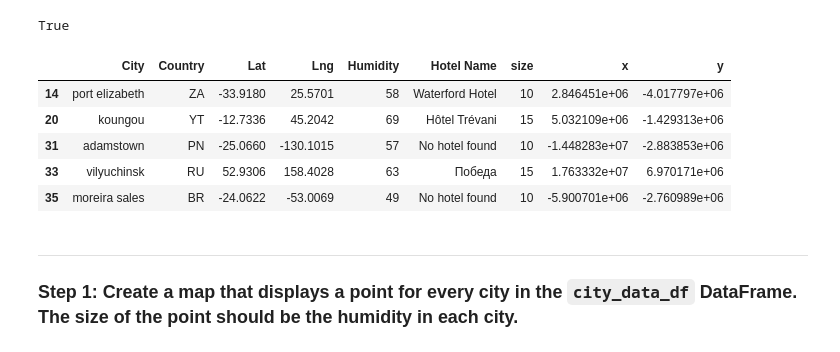
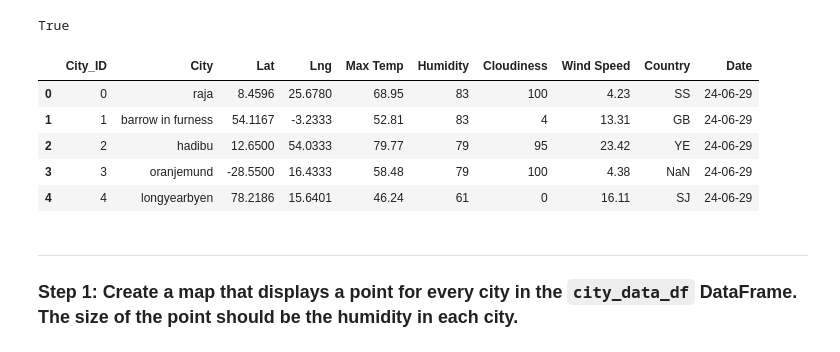
Before and after one commit to TheresaFregoso/python-api-challenge, a Jupyter notebook: WeatherPy/VacationPy.ipynb, the cells around one changed output. Cells and saved outputs as stored; diff of their text form; code cells hidden in the pictures.

```diff
--- a/WeatherPy/VacationPy.ipynb
+++ b/WeatherPy/VacationPy.ipynb
@@ -25,16 +24,16 @@ True
 # %%
 # Load the CSV file created in Part 1 into a Pandas DataFrame
 city_data_df = pd.read_csv("output_data/cities.csv")
 
 # Display sample data
-hotel_df.head()
+city_data_df.head()
 # %% [output]
-|  | City | Country | Lat | Lng | Humidity | Hotel Name | size | x | y |
-| 14 | port elizabeth | ZA | -33.9180 | 25.5701 | 58 | Waterford Hotel | 10 | 2.846451e+06 | -4.017797e+06 |
-| 20 | koungou | YT | -12.7336 | 45.2042 | 69 | Hôtel Trévani | 15 | 5.032109e+06 | -1.429313e+06 |
-| 31 | adamstown | PN | -25.0660 | -130.1015 | 57 | No hotel found | 10 | -1.448283e+07 | -2.883853e+06 |
-| 33 | vilyuchinsk | RU | 52.9306 | 158.4028 | 63 | Победа | 15 | 1.763332e+07 | 6.970171e+06 |
-| 35 | moreira sales | BR | -24.0622 | -53.0069 | 49 | No hotel found | 10 | -5.900701e+06 | -2.760989e+06 |
+|  | City_ID | City | Lat | Lng | Max Temp | Humidity | Cloudiness | Wind Speed | Country | Date |
+| 0 | 0 | raja | 8.4596 | 25.6780 | 68.95 | 83 | 100 | 4.23 | SS | 24-06-29 |
+| 1 | 1 | barrow in furness | 54.1167 | -3.2333 | 52.81 | 83 | 4 | 13.31 | GB | 24-06-29 |
+| 2 | 2 | hadibu | 12.6500 | 54.0333 | 79.77 | 79 | 95 | 23.42 | YE | 24-06-29 |
+| 3 | 3 | oranjemund | -28.5500 | 16.4333 | 58.48 | 79 | 100 | 4.38 | NaN | 24-06-29 |
+| 4 | 4 | longyearbyen | 78.2186 | 15.6401 | 46.24 | 61 | 0 | 16.11 | SJ | 24-06-29 |
 # %% [markdown]
 ---
 
```
Also changed, not shown: parts of 3 cells of this notebook.
